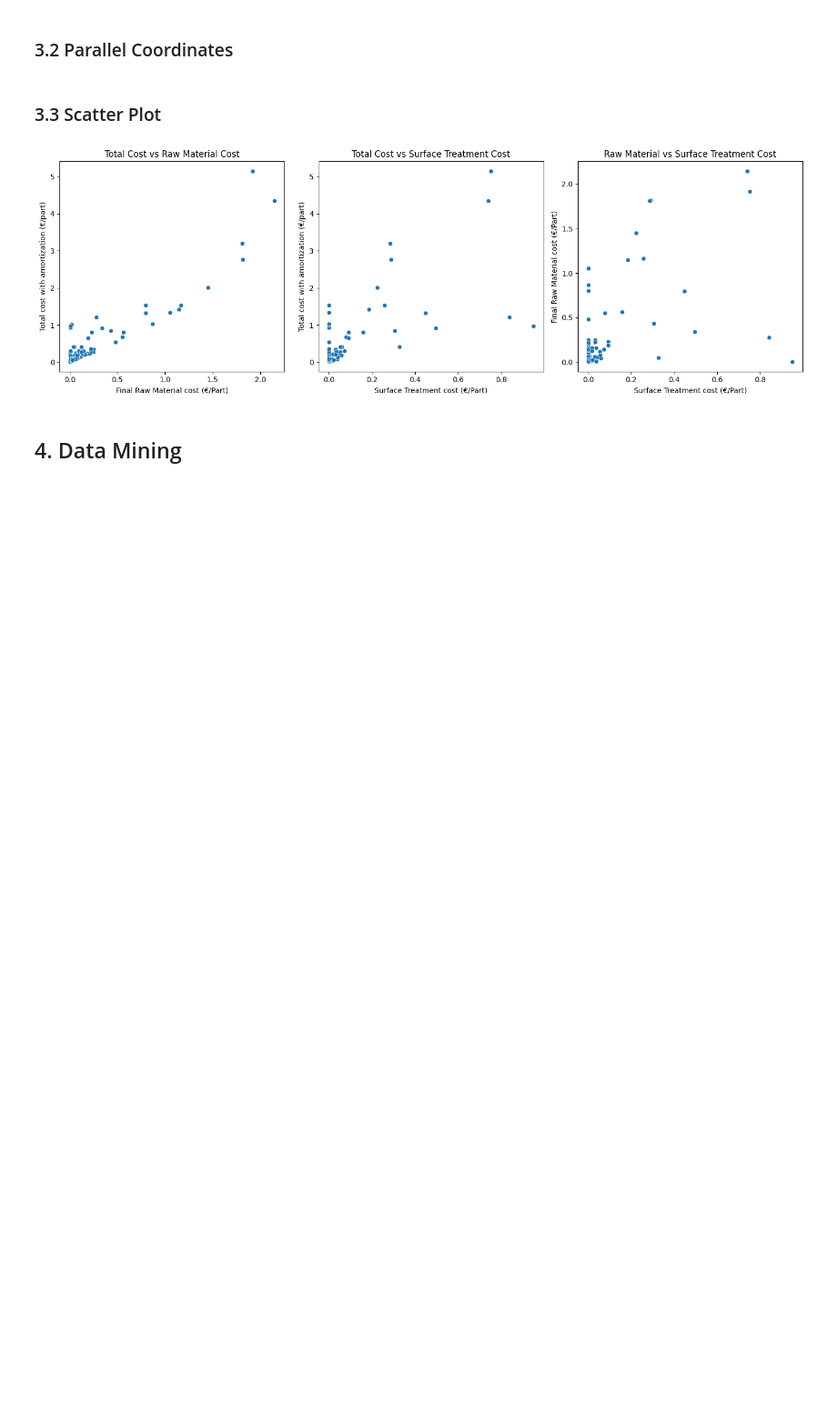
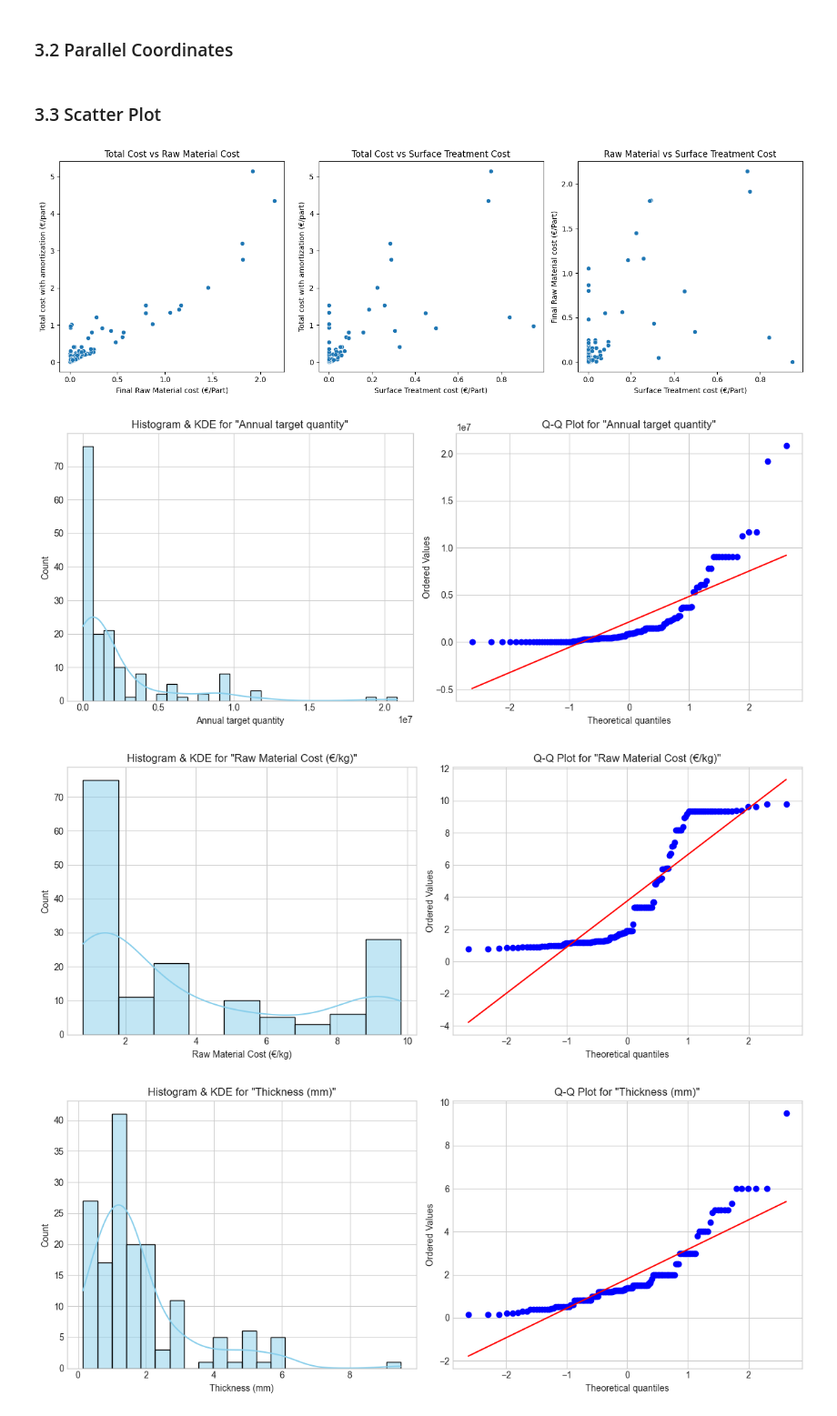
Before and after one commit to Driciotto/Cas-Fil-Rouge-, a Jupyter notebook: Data Adriano/Analysis_v0.ipynb, the cells around one changed output. Shown at 91% size. Drawn from its saved outputs; the diff is of its cells as text; code cells hidden in the pictures; blank space fills up the shorter version.

```diff
--- a/Data Adriano/Analysis_v0.ipynb
+++ b/Data Adriano/Analysis_v0.ipynb
@@ -140,5 +140,42 @@ plt.tight_layout()
 plt.show()
 # %% [output]
 [figure]
-# %% [markdown]
-## 4. Data Mining
+# %%
+import pandas as pd
+import matplotlib.pyplot as plt
+import seaborn as sns
+import scipy.stats as stats
+
+# Ensure your DataFrame is already loaded
+# Example: df = pd.read_csv('your_file.csv')
+
+columns_of_interest = [
+    'Annual target quantity', 'Raw Material Cost (€/kg)', 'Thickness (mm)',
+    'Part Net Weight (g)', 'Gross Weight (g)', 'Final Raw Material cost (€/Part)',
+    'Surface Treatment cost (€/Part)', 'Heat Treatment cost (€/Part)',
+    'Total cost with amortization (€/part)', 'Silver foil', 'Steel part'
+]
+
+for col in columns_of_interest:
+    if col in df.columns:
+        data = df[col].dropna()  # Drop NaNs for clean analysis
+
+        # Create subplots: Histogram + KDE and Q-Q plot
+        fig, axes = plt.subplots(1, 2, figsize=(12, 5))
+
+        # Histogram with KDE
+        sns.histplot(data, kde=True, ax=axes[0], color='skyblue', edgecolor='black')
+        axes[0].set_title(f'Histogram & KDE for "{col}"')
+
+        # Q-Q Plot
+        stats.probplot(data, dist="norm", plot=axes[1])
+        axes[1].set_title(f'Q-Q Plot for "{col}"')
+
+        plt.tight_layout()
+        plt.show()
+    else:
+        print(f"Column '{col}' not found in the DataFrame.")
+# %% [output]
+[figure, added]
+[figure, added]
+[figure, added]
```
Also changed, not shown: parts of 2 cells of this notebook, 8 other files.
